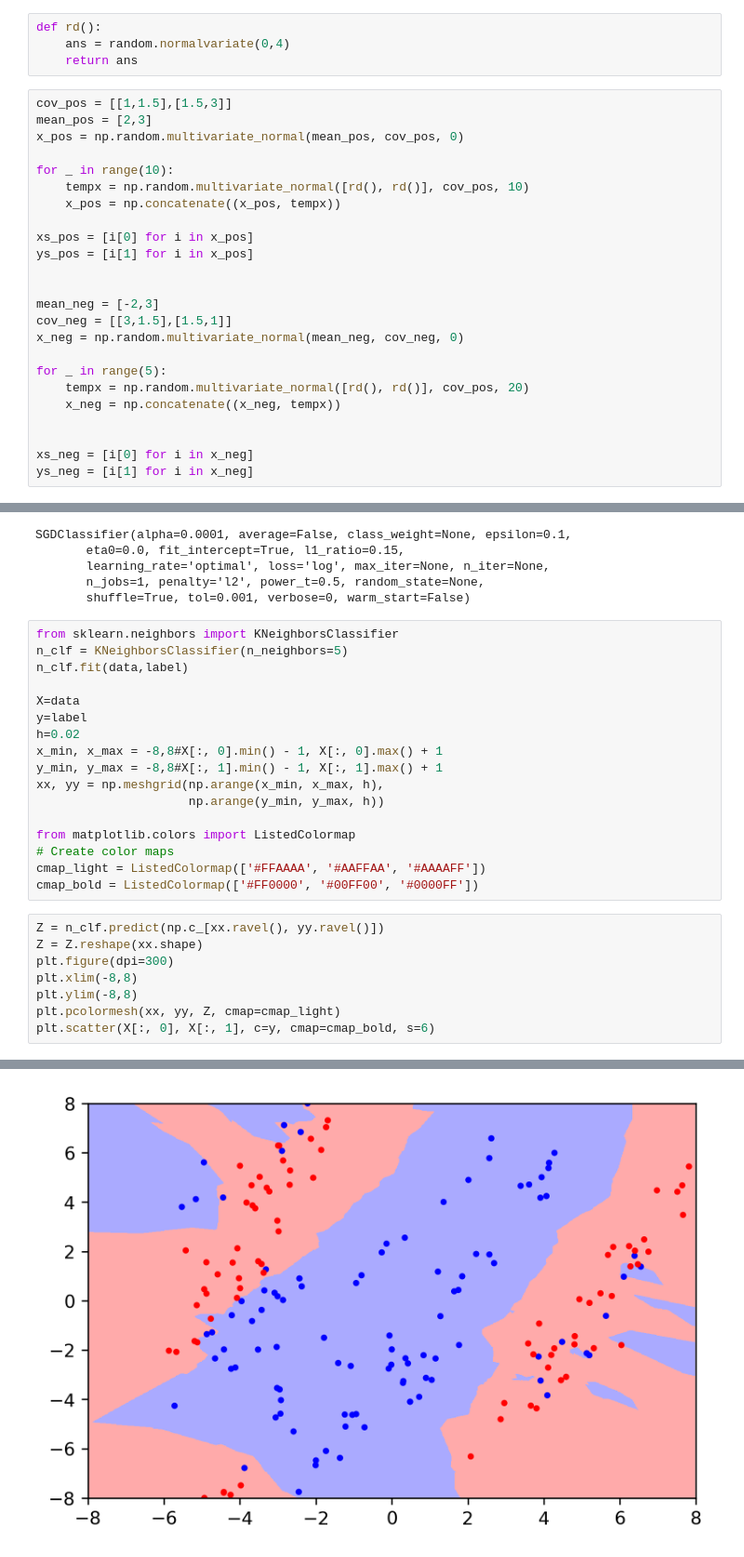
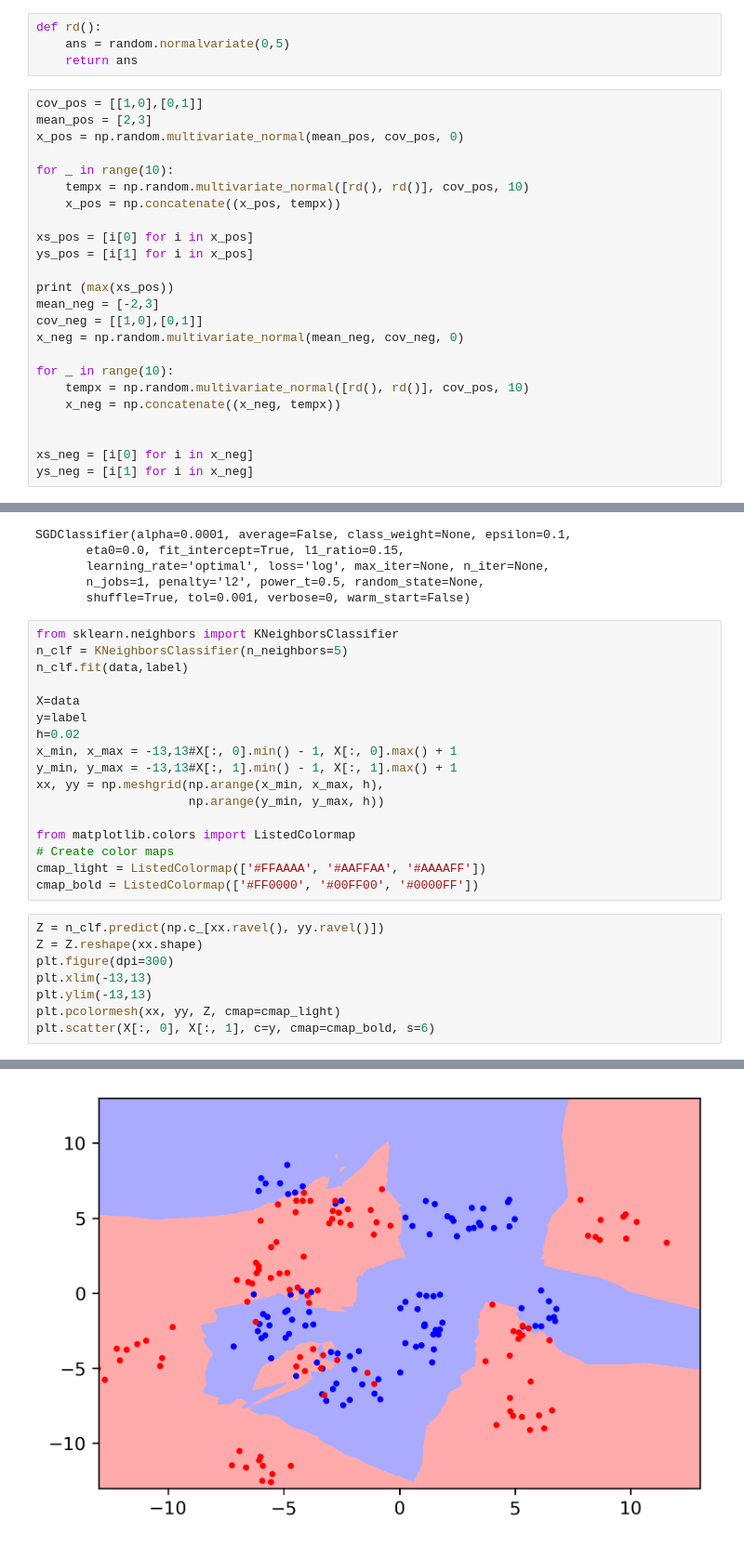
Before and after one commit to JdotX/msbd5001, a Jupyter notebook: l2_simulation2.ipynb, the cells around one changed output, grey strips where cells are left out. Shown at 93% size. Cells and saved outputs as stored; diff of their text form.

Commit message:
Modified simulation plot

```diff
--- a/l2_simulation2.ipynb
+++ b/l2_simulation2.ipynb
@@ -10,10 +10,10 @@ import random
 random.seed(5001)
 # %%
 def rd():
-    ans = random.normalvariate(0,4)
+    ans = random.normalvariate(0,5)
     return ans
 # %%
-cov_pos = [[1,1.5],[1.5,3]]
+cov_pos = [[1,0],[0,1]]
 mean_pos = [2,3]
 x_pos = np.random.multivariate_normal(mean_pos, cov_pos, 0)
 
@@ -24,13 +24,13 @@ for _ in range(10):
 xs_pos = [i[0] for i in x_pos]
 ys_pos = [i[1] for i in x_pos]
 
-
+print (max(xs_pos))
 mean_neg = [-2,3]
-cov_neg = [[3,1.5],[1.5,1]]
+cov_neg = [[1,0],[0,1]]
 x_neg = np.random.multivariate_normal(mean_neg, cov_neg, 0)
 
-for _ in range(5):
-    tempx = np.random.multivariate_normal([rd(), rd()], cov_pos, 20)
+for _ in range(10):
+    tempx = np.random.multivariate_normal([rd(), rd()], cov_pos, 10)
     x_neg = np.concatenate((x_neg, tempx))
 
 
@@ -71,8 +73,8 @@ n_clf.fit(data,label)
 X=data
 y=label
 h=0.02
-x_min, x_max = -8,8#X[:, 0].min() - 1, X[:, 0].max() + 1
-y_min, y_max = -8,8#X[:, 1].min() - 1, X[:, 1].max() + 1
+x_min, x_max = -13,13#X[:, 0].min() - 1, X[:, 0].max() + 1
+y_min, y_max = -13,13#X[:, 1].min() - 1, X[:, 1].max() + 1
 xx, yy = np.meshgrid(np.arange(x_min, x_max, h),
                      np.arange(y_min, y_max, h))
 
@@ -83,14 +85,14 @@ cmap_bold = ListedColormap(['#FF0000', '#00FF00', '#0000FF'])
 # %%
 Z = n_clf.predict(np.c_[xx.ravel(), yy.ravel()])
 Z = Z.reshape(xx.shape)
 plt.figure(dpi=300)
-plt.xlim(-8,8)
-plt.ylim(-8,8)
+plt.xlim(-13,13)
+plt.ylim(-13,13)
 plt.pcolormesh(xx, yy, Z, cmap=cmap_light)
 plt.scatter(X[:, 0], X[:, 1], c=y, cmap=cmap_bold, s=6)
 # %% [output]
 <matplotlib.collections.PathCollection at 0x...>
-[figure, old version]
+[figure, new version]
 # %%
 Z = clf.predict(np.c_[xx.ravel(), yy.ravel()])
 Z = Z.reshape(xx.shape)
```
Also changed, not shown: parts of 3 cells of this notebook, 1 other file.
